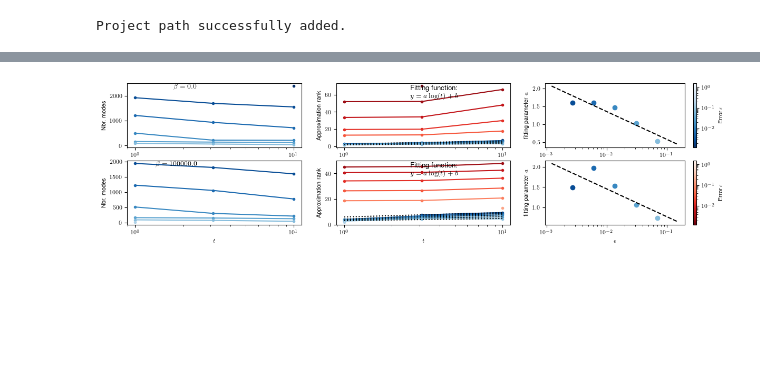
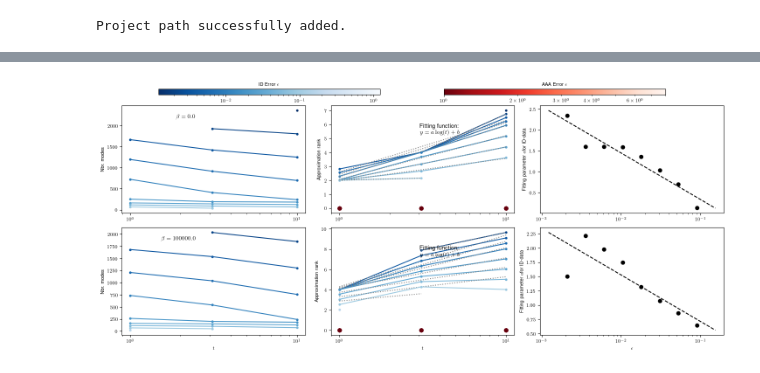
Before and after one commit to jthoenniss/RealTimeID, a Jupyter notebook: notebooks/paper.ipynb, the cells around one changed output, grey strips where cells are left out. Drawn from its saved outputs; the diff is of its cells as text; code cells hidden in the pictures; blank space fills up the shorter version.

```diff
--- a/notebooks/paper.ipynb
+++ b/notebooks/paper.ipynb
@@ -18,7 +19,7 @@ plt.rcParams.update({"text.usetex": True, "font.family": "Helvetica", "font.size
 # %% [output]
 Project path successfully added.
 # %%
-filename_ID = f'../data/ID_delta_t=0.1_gapless_exp_Lambda=100_longtime.h5'
+filename_ID = f'../data/ID_delta_t=0.1_semicircle_exp_Lambda=100_longtime.h5'
 #Create instance of Hdf5Kernel
 h5_kernel_ID = Hdf5Kernel(filename=filename_ID)
 # %%
@@ -61,12 +62,12 @@ Errors ID: [[[0.00238614 0.00275104]
   [0.10568722 0.11978409]
   [0.08016237 0.09049525]]]
 # %%
-filename_AAA = f'../data/AAA_delta_t=0.1_gapless_exp_Lambda=100_longtime.h5'
+filename_AAA = f'../data/AAA_delta_t=0.1_semicircle_exp_Lambda=100_longtime.h5'
 #Create instance of Hdf5Kernel
 h5_kernel_AAA = Hdf5Kernel(filename=filename_AAA)
 # %%
 #Extract the relevant data for plotting from hdf5 file. Assemble it conveniently into multidimensional arrays.
-keys = ["m", "n", "h", "N_max", "beta", "delta_t", "AAA_error_reconstr_vs_cont","nbr_poles_upper"]
+keys = ["m", "n", "h", "N_max", "beta", "delta_t", "AAA_error_reconstr_vs_cont","nbr_poles_upper", "tol"]
 
 kernel_dims_AAA, data_h5_AAA = h5_kernel_AAA.read_scalars_to_array(keys=keys)
 
@@ -78,6 +79,7 @@ betas = data_h5_AAA["beta"]
 delta_t_vals = data_h5_AAA["delta_t"]
 errors_AAA = data_h5_AAA["AAA_error_reconstr_vs_cont"]
 nbr_poles_upper = data_h5_AAA["nbr_poles_upper"]
+tol_vals = data_h5_AAA["tol"]
 
 print(f"Dimensions of data arrays: {kernel_dims_AAA}.")
 print("errors AAA ", errors_AAA)
@@ -98,33 +105,36 @@ errors AAA  [[[2.93484205e-04 4.37243198e-04]
 cmap_blues = plt.get_cmap("Blues_r")
 cmap_reds = plt.get_cmap("Reds_r")
 # Configuration and data preparation
+nbr_interpolations = 10
 
-error_grid_discretization  = np.logspace(np.log10(np.min(errors_discretization)), np.log10(np.max(errors_discretization)), 7)
-error_grid_ID =  np.logspace(np.log10(np.min(errors_ID)), np.log10(np.max(errors_ID)), 7)
-error_grid_AAA = np.logspace(np.log10(np.min(errors_AAA)), np.log10(np.max(errors_AAA)), 7)
-lower_bound = np.max(np.min(errors_ID), np.min(errors_AAA), np.min(errors_discretization))
-upper_bound = np.min(np.max(errors_ID), np.max(errors_AAA), np.max(errors_discretization))
+error_grid_AAA = np.logspace(np.log10(np.min(errors_AAA)), np.log10(np.max(errors_AAA)), nbr_interpolations)
 
+lower_bound = np.max([np.min(errors_ID), np.min(errors_discretization)])
+upper_bound = np.min([np.max(errors_ID), np.max(errors_discretization)])
+print(lower_bound, upper_bound)
 if lower_bound >= upper_bound:
     print("Error bounds are not consistent. Please check the data.")
     sys.exit()
 else:
     error_grid = np.logspace(np.log10(lower_bound), np.log10(upper_bound), 10)
+    error_grid_ID = error_grid
+    error_grid_discretization = error_grid
 
-
-fig, axs = plt.subplots(kernel_dims_ID[2], 3, figsize=(14.5, 3.5))
+fig, axs = plt.subplots(kernel_dims_ID[2], 3, figsize=(14.5, 6.5))
 
 
 N_modes_finegrid_interp = np.zeros((len(error_grid_discretization), kernel_dims_ID[1]))
 ID_ranks_interp = np.zeros((len(error_grid_ID), kernel_dims_ID[1]))
-AAA_ranks_interp = np.zeros((len(error_grid_AAA), kernel_dims_AAA[1]))
 
 t_data = np.array([np.max(N_maxs[:,tau,:] * delta_t_vals[:,tau,:]) for tau in range (kernel_dims_ID[1])])
 
 # Use logarithmic normalization
-norm = mcolors.LogNorm(vmin=np.min(error_grid_ID[error_grid_ID > 0]), vmax=10*np.max(error_grid_ID))
+norm = mcolors.LogNorm(vmin=np.min(error_grid[error_grid > 0]), vmax=8*np.max(error_grid))
+norm_AAA = mcolors.LogNorm(vmin=np.min(errors_AAA[errors_AAA > 0]), vmax=8*np.max(errors_AAA))
 
-# Interpolation and plotting
+
+
+# Interpolation and plotting ID data
 for b in range (kernel_dims_ID[2]):#loop over beta values
 
     fitting_params_a = np.zeros((len(error_grid_ID),))
@@ -135,41 +145,37 @@ for b in range (kernel_dims_ID[2]):#loop over beta values
         N_MODES_FINE_INTERP = DataInterp(errors_discretization[mask_discretization, tau,b], N_modes_finegrid[mask_discretization, tau,b])
         ID_RANKS_INTERP = DataInterp(errors_ID[mask_ID, tau,b], ID_ranks[mask_ID, tau,b])
 
-        mask_AAA = errors_AAA[:,tau,b] > 0. # Mask to filter values clearly above machine precision
-        AAA_RANKS_INTERP = DataInterp(errors_AAA[mask_AAA, tau,b], nbr_poles_upper[mask_AAA, tau,b])
-
         N_modes_finegrid_interp[:, tau] = N_MODES_FINE_INTERP.interp(error_grid_discretization, x_scale='log')
         ID_ranks_interp[:, tau] = ID_RANKS_INTERP.interp(error_grid_ID, x_scale='log')
-        AAA_ranks_interp[:, tau] = AAA_RANKS_INTERP.interp(error_grid_AAA, x_scale='log')
 
 
-    for eps_iter, eps_val in enumerate(error_grid_ID):
+        for tol_iter, tol_val in enumerate(tol_vals[:,tau,b]):
+            print(tol_iter, tau, b, nbr_poles_upper[tol_iter, tau, b])
+            axs[b,1].scatter(t_data[tau], nbr_poles_upper[tol_iter, tau, b], marker="o", color=cmap_reds(norm_AAA(errors_AAA[tol_iter,tau,b])))
 
-        label = f'${eps_val:.1e}$'  # Scientific notation for error values
+
+    for eps_iter, error_val in enumerate(error_grid):
         #plot only nonzero values
         mask_N_modes_fine = N_modes_finegrid_interp[eps_iter, :] > 0.
         mask_ID = ID_ranks_interp[eps_iter, :] > 0.
-        mask_AAA = AAA_ranks_interp[eps_iter, :] > 0.
 
-
-        axs[b,0].plot(t_data[mask_N_modes_fine], N_modes_finegrid_interp[eps_iter, mask_N_modes_fine], marker="o", linestyle="-", markersize=3, color=cmap_blues(norm(eps_val)), label=label)
-        axs[b,1].plot(t_data[mask_ID], ID_ranks_interp[eps_iter, mask_ID], marker="o", linestyle="-", markersize=3, color=cmap_blues(norm(eps_val)), label=label)
-        axs[b,1].plot(t_data[mask_AAA], AAA_ranks_interp[eps_iter, mask_AAA], marker="o", linestyle="-", markersize=3, color=cmap_reds(norm(eps_val)), label=label)
-
+        axs[b,0].plot(t_data[mask_N_modes_fine], N_modes_finegrid_interp[eps_iter, mask_N_modes_fine], marker="o", linestyle="-", markersize=3, color=cmap_blues(norm(error_val)))
+        axs[b,1].plot(t_data[mask_ID], ID_ranks_interp[eps_iter, mask_ID], marker="o", linestyle="-", markersize=3, color=cmap_blues(norm(error_val)))
         #fit logarithmic curves
         if sum(mask_ID) > 1:
             params = fit_logarithmic(t_data[mask_ID][:], ID_ranks_interp[eps_iter, mask_ID][:])
             fitting_params_a[eps_iter] = params[0]
 
-            axs[b,1].plot(t_data[mask_N_modes_fine], log_func(t_data[mask_N_modes_fine], *params),  color="black", linestyle = 'dotted')
+            axs[b,1].plot(t_data[mask_N_modes_fine], log_func(t_data[mask_N_modes_fine], *params),  color="gray", linestyle = 'dotted')
 
 
             #plot fitting parameters
-            axs[b,2].scatter(eps_val, params[0], marker="o",  color=cmap_blues(norm(eps_val)), label = r'$a$')
+            axs[b,2].scatter(error_val, params[0], marker="o",  color="black", label = r'$a$')
 
     mask_fitting_params = fitting_params_a > 0.
-    a_fitting_params= fit_logarithmic(error_grid_ID[mask_fitting_params], fitting_params_a[mask_fitting_params])
-    axs[b,2].plot(error_grid_ID, log_func(error_grid_ID,*a_fitting_params), color = 'black', linestyle = 'dashed')
+    if np.sum(mask_fitting_params) > 1:
+        a_fitting_params= fit_logarithmic(error_grid_ID[mask_fitting_params], fitting_params_a[mask_fitting_params])
+        axs[b,2].plot(error_grid_ID, log_func(error_grid_ID,*a_fitting_params), color = 'black', linestyle = 'dashed')
 
     axs[b, 0].set_title(r'$\beta = {}$'.format(np.max(betas[:,:,b])), loc='right', x = .4, y=0.85)
     axs[b, 1].set_title(r'$\beta = {}$'.format(np.max(betas[:,:,b])), loc='right', x = .4, y=0.85)
@@ -179,7 +185,7 @@ for b in range (kernel_dims_ID[2]):#loop over beta values
 
     axs[b,0].set_ylabel("Nbr. modes")
     axs[b,1].set_ylabel('Approximation rank')
-    axs[b,2].set_ylabel("fitting parameter " + r'$a$')
+    axs[b,2].set_ylabel("Fitting parameter " + r'$a$' + "for ID-data")
 
 
     axs[b,0].set_xscale('log')
@@ -195,22 +201,22 @@ axs[-1,1].set_xlabel(r'$t$')
 axs[-1,2].set_xlabel(r'$\epsilon$')
 
 
+# Add a colorbar for the blues above the figure
+cax_blues = fig.add_axes([0.1, 0.92, 0.35, 0.02])
+sm_blues = cm.ScalarMappable(cmap=cmap_blues, norm=norm)
+sm_blues.set_array([])
+cbar_blues = fig.colorbar(sm_blues, cax=cax_blues, orientation='horizontal')
+cbar_blues.set_label('ID Error ' + r'$\epsilon$', labelpad=-35)
+
+# Add a colorbar for the reds above the figure
+cax_reds = fig.add_axes([0.55, 0.92, 0.35, 0.02])
+sm_reds = cm.ScalarMappable(cmap=cmap_reds, norm=norm_AAA)
+sm_reds.set_array([])
+cbar_reds = fig.colorbar(sm_reds, cax=cax_reds, orientation='horizontal')
+cbar_reds.set_label('AAA Error ' + r'$\epsilon$', labelpad=-35)
+
+plt.tight_layout(rect=[0, 0, 1, 0.9])  # Adjust the layout to make space for the colorbars
 
 
-# Add a colorbar for the blues
-sm_blues = cm.ScalarMappable(cmap=cmap_blues, norm=norm)
-sm_blues.set_array([])  # This is necessary because we're not using sm_blues with imshow or similar
-cbar_blues = plt.colorbar(sm_blues, ax=axs[0, 2])
-cbar_blues.set_label('Error '+r'$\epsilon$')
-
-# Add a colorbar for the reds
-sm_reds = cm.ScalarMappable(cmap=cmap_reds, norm=norm)
-sm_reds.set_array([])  # This is necessary because we're not using sm_reds with imshow or similar
-cbar_reds = plt.colorbar(sm_reds, ax=axs[1, 2])
-cbar_reds.set_label('Error '+r'$\epsilon$')
-
-#axs[0,1].legend(title='Error ' + r'$\epsilon:$', loc='upper left', bbox_to_anchor=(1.05, 1), borderaxespad=0.)
-#plt.tight_layout(rect=[0, 0, 0.85, 1])  # Adjust the layout to fit the legend
-
 #plt.savefig("../plots/modes_vs_time_no_opt.pdf", bbox_inches='tight')
 # %% [output]
@@ -217 +240 @@ cbar_reds.set_label('Error '+r'$\epsilon$')
-[figure, old version]
+[figure, new version]
```
Also changed, not shown: parts of 4 cells of this notebook, 5 other files.
